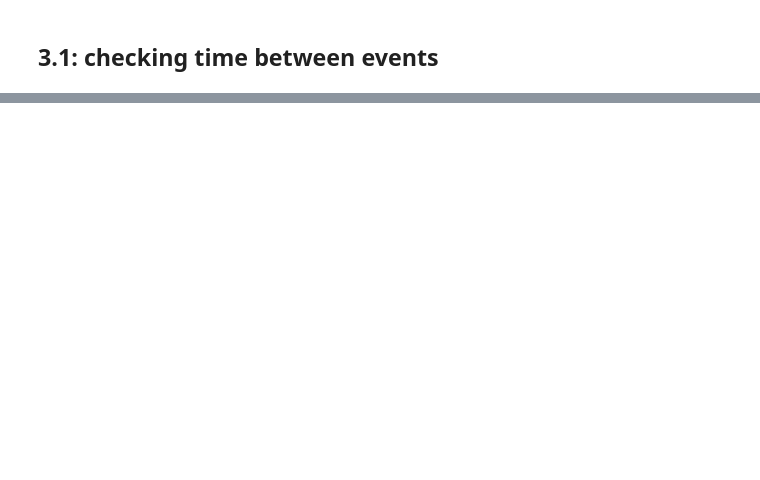
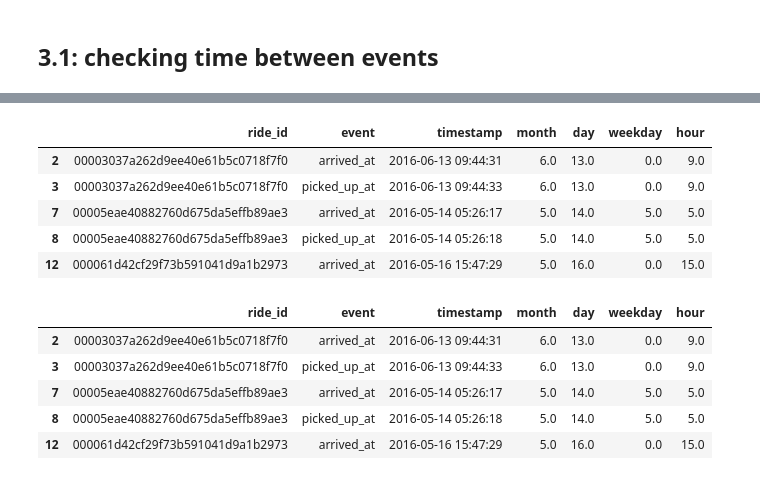
Before and after one commit to Brunadiasmiguel/challenge_drive, a Jupyter notebook: data_wrangling.ipynb, the cells around one changed output, grey strips where cells are left out. Saved outputs shown, nothing was run; the diff lists cells and outputs as text; code cells hidden in the pictures; blank space fills up the shorter version.

```diff
--- a/data_wrangling.ipynb
+++ b/data_wrangling.ipynb
@@ -386,3 +571,5 @@ ridertime.head()
 #create a groupby to have the total ride time , or a merge for the event time since request and drop off can be different hours
 # %% [markdown]
 ## 3.1: checking time between events
+# %%
+timedif=ridertime.copy()
@@ -388,0 +593,22 @@ ridertime.head()
+# %%
+# driver pay includes time spent waiting, starting one minute after arrival is confirmed
+# check difference arrived at and picked up at
+
+waiting_time=timedif.groupby(['ride_id'], as_index=False).nth([2,3])
+# %%
+#check if right
+
+waiting_time.head()
+# %% [output]
+|  | ride_id | event | timestamp | month | day | weekday | hour |
+| 2 | 00003037a262d9ee40e61b5c0718f7f0 | arrived_at | 2016-06-13 09:44:31 | 6.0 | 13.0 | 0.0 | 9.0 |
+| 3 | 00003037a262d9ee40e61b5c0718f7f0 | picked_up_at | 2016-06-13 09:44:33 | 6.0 | 13.0 | 0.0 | 9.0 |
+| 7 | 00005eae40882760d675da5effb89ae3 | arrived_at | 2016-05-14 05:26:17 | 5.0 | 14.0 | 5.0 | 5.0 |
+| 8 | 00005eae40882760d675da5effb89ae3 | picked_up_at | 2016-05-14 05:26:18 | 5.0 | 14.0 | 5.0 | 5.0 |
+| 12 | 000061d42cf29f73b591041d9a1b2973 | arrived_at | 2016-05-16 15:47:29 | 5.0 | 16.0 | 0.0 | 15.0 |
+|  | ride_id | event | timestamp | month | day | weekday | hour |
+| 2 | 00003037a262d9ee40e61b5c0718f7f0 | arrived_at | 2016-06-13 09:44:31 | 6.0 | 13.0 | 0.0 | 9.0 |
+| 3 | 00003037a262d9ee40e61b5c0718f7f0 | picked_up_at | 2016-06-13 09:44:33 | 6.0 | 13.0 | 0.0 | 9.0 |
+| 7 | 00005eae40882760d675da5effb89ae3 | arrived_at | 2016-05-14 05:26:17 | 5.0 | 14.0 | 5.0 | 5.0 |
+| 8 | 00005eae40882760d675da5effb89ae3 | picked_up_at | 2016-05-14 05:26:18 | 5.0 | 14.0 | 5.0 | 5.0 |
+| 12 | 000061d42cf29f73b591041d9a1b2973 | arrived_at | 2016-05-16 15:47:29 | 5.0 | 16.0 | 0.0 | 15.0 |
```
Also changed, not shown: parts of 65 cells of this notebook.
